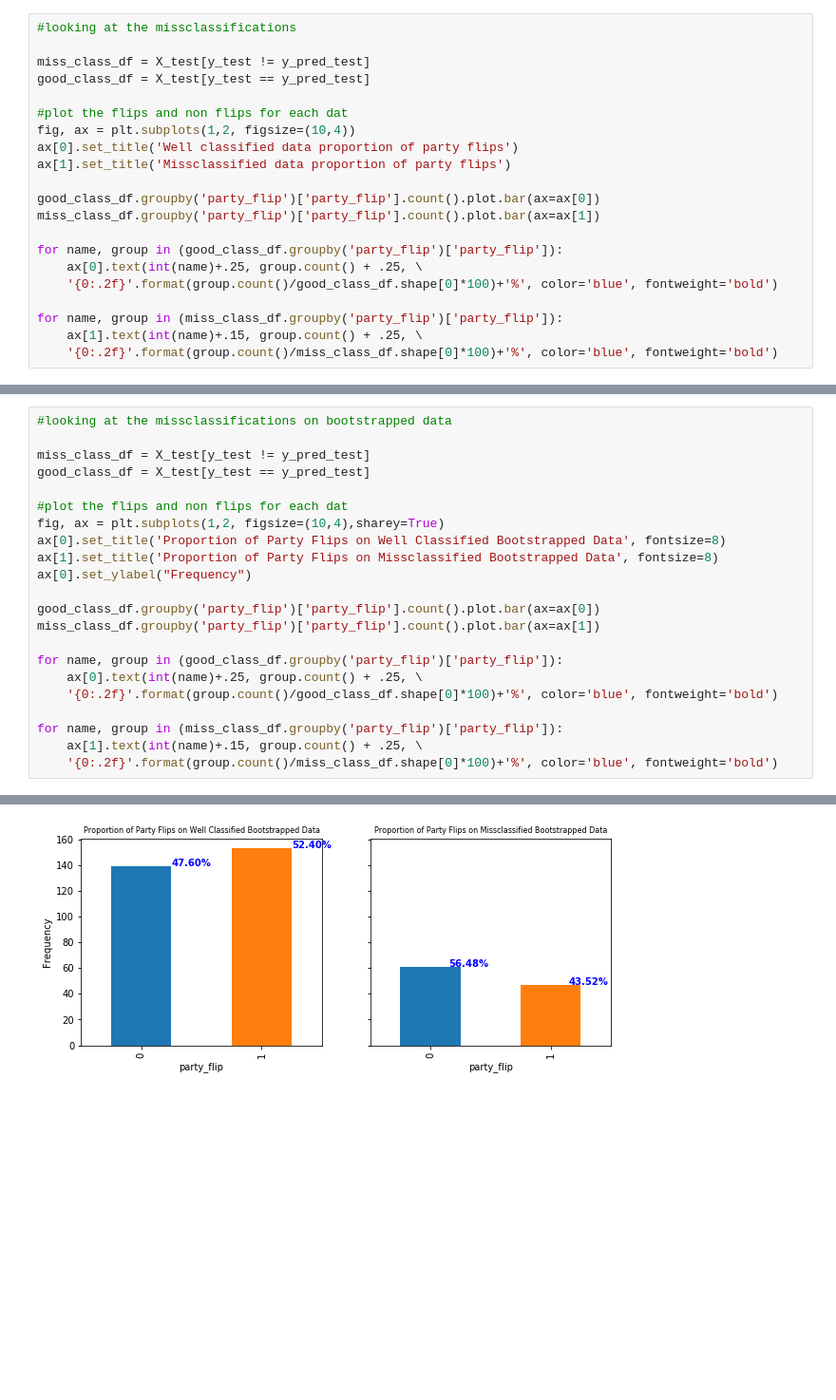
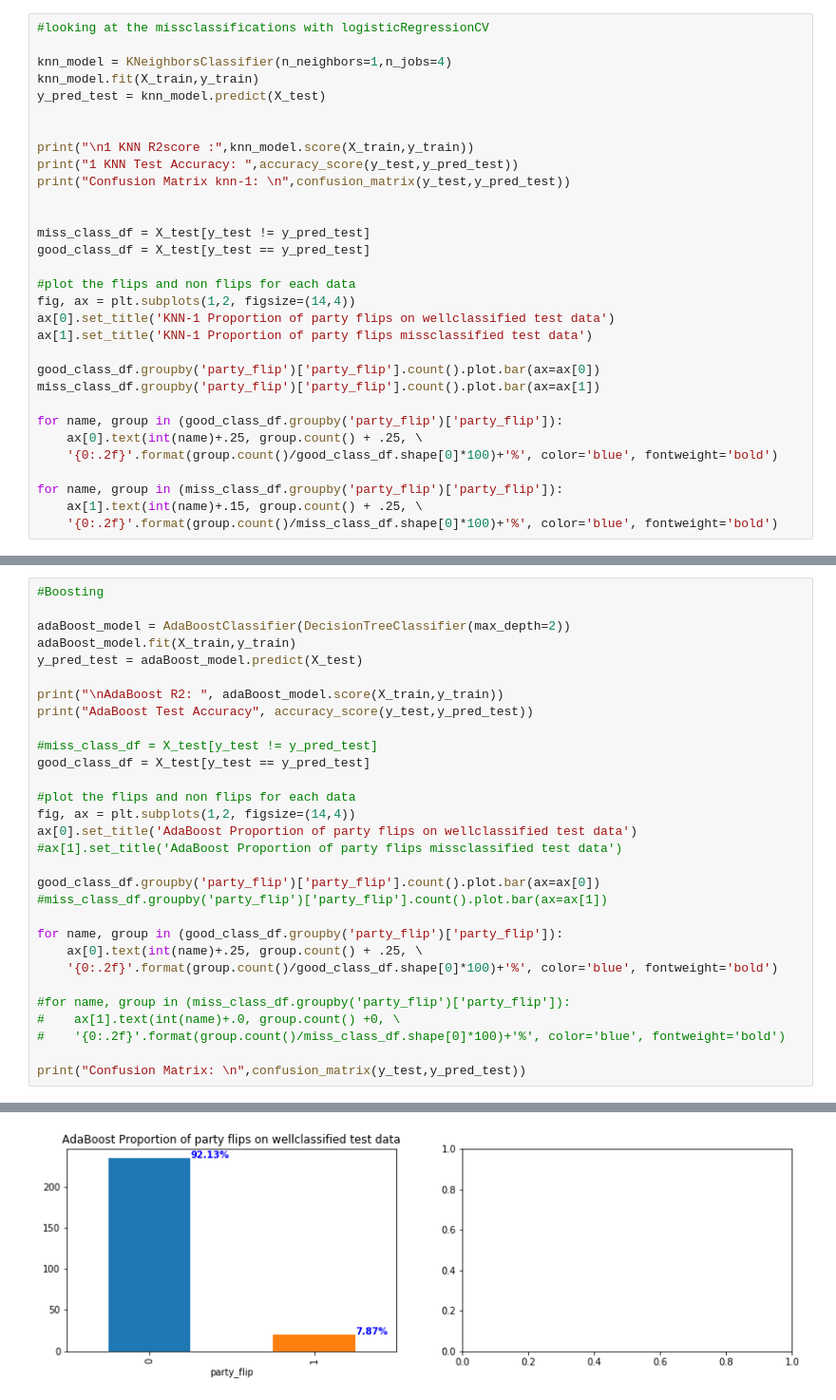
Before and after one commit to WildTangles/ac209a_project, a Jupyter notebook: Baseline_Model.ipynb, the cells around one changed output, grey strips where cells are left out. Shown at 95% size. Cells and saved outputs as stored; diff of their text form; blank space fills up the shorter version.

```diff
--- a/Baseline_Model.ipynb
+++ b/Baseline_Model.ipynb
@@ -129,13 +169,23 @@ array([[131,  11],
 # %%
-#looking at the missclassifications
+#looking at the missclassifications with logisticRegressionCV
+
+knn_model = KNeighborsClassifier(n_neighbors=1,n_jobs=4)
+knn_model.fit(X_train,y_train)
+y_pred_test = knn_model.predict(X_test)
+
+
+print("\n1 KNN R2score :",knn_model.score(X_train,y_train))
+print("1 KNN Test Accuracy: ",accuracy_score(y_test,y_pred_test))
+print("Confusion Matrix knn-1: \n",confusion_matrix(y_test,y_pred_test))
+
 
 miss_class_df = X_test[y_test != y_pred_test]
 good_class_df = X_test[y_test == y_pred_test]
 
-#plot the flips and non flips for each dat
-fig, ax = plt.subplots(1,2, figsize=(10,4))
-ax[0].set_title('Well classified data proportion of party flips')
-ax[1].set_title('Missclassified data proportion of party flips')
+#plot the flips and non flips for each data
+fig, ax = plt.subplots(1,2, figsize=(14,4))
+ax[0].set_title('KNN-1 Proportion of party flips on wellclassified test data')
+ax[1].set_title('KNN-1 Proportion of party flips missclassified test data')
 
 good_class_df.groupby('party_flip')['party_flip'].count().plot.bar(ax=ax[0])
 miss_class_df.groupby('party_flip')['party_flip'].count().plot.bar(ax=ax[1])
@@ -192,23 +243,31 @@ array([[170,  68],
 # %%
-#looking at the missclassifications on bootstrapped data
+#Boosting
 
-miss_class_df = X_test[y_test != y_pred_test]
+adaBoost_model = AdaBoostClassifier(DecisionTreeClassifier(max_depth=2))
+adaBoost_model.fit(X_train,y_train)
+y_pred_test = adaBoost_model.predict(X_test)
+
+print("\nAdaBoost R2: ", adaBoost_model.score(X_train,y_train))
+print("AdaBoost Test Accuracy", accuracy_score(y_test,y_pred_test))
+
+#miss_class_df = X_test[y_test != y_pred_test]
 good_class_df = X_test[y_test == y_pred_test]
 
-#plot the flips and non flips for each dat
-fig, ax = plt.subplots(1,2, figsize=(10,4),sharey=True)
-ax[0].set_title('Proportion of Party Flips on Well Classified Bootstrapped Data', fontsize=8)
-ax[1].set_title('Proportion of Party Flips on Missclassified Bootstrapped Data', fontsize=8)
-ax[0].set_ylabel("Frequency")
+#plot the flips and non flips for each data
+fig, ax = plt.subplots(1,2, figsize=(14,4))
+ax[0].set_title('AdaBoost Proportion of party flips on wellclassified test data')
+#ax[1].set_title('AdaBoost Proportion of party flips missclassified test data')
 
 good_class_df.groupby('party_flip')['party_flip'].count().plot.bar(ax=ax[0])
-miss_class_df.groupby('party_flip')['party_flip'].count().plot.bar(ax=ax[1])
+#miss_class_df.groupby('party_flip')['party_flip'].count().plot.bar(ax=ax[1])
 
 for name, group in (good_class_df.groupby('party_flip')['party_flip']):
     ax[0].text(int(name)+.25, group.count() + .25, \
     '{0:.2f}'.format(group.count()/good_class_df.shape[0]*100)+'%', color='blue', fontweight='bold')
 
-for name, group in (miss_class_df.groupby('party_flip')['party_flip']):
-    ax[1].text(int(name)+.15, group.count() + .25, \
-    '{0:.2f}'.format(group.count()/miss_class_df.shape[0]*100)+'%', color='blue', fontweight='bold')
+#for name, group in (miss_class_df.groupby('party_flip')['party_flip']):
+#    ax[1].text(int(name)+.0, group.count() +0, \
+#    '{0:.2f}'.format(group.count()/miss_class_df.shape[0]*100)+'%', color='blue', fontweight='bold')
+
+print("Confusion Matrix: \n",confusion_matrix(y_test,y_pred_test))
 # %% [output]
@@ -215 +279 @@ for name, group in (miss_class_df.groupby('party_flip')['party_flip']):
-[figure, old version]
+[figure, new version]
```
Also changed, not shown: parts of 26 cells of this notebook.
